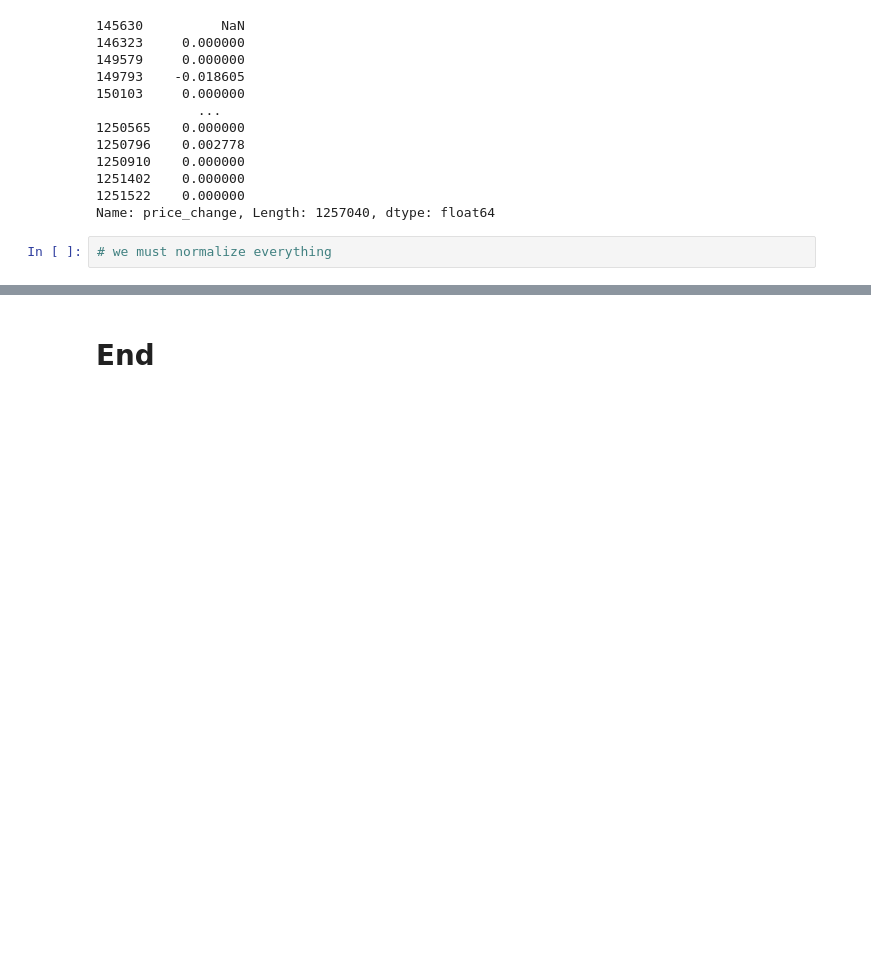
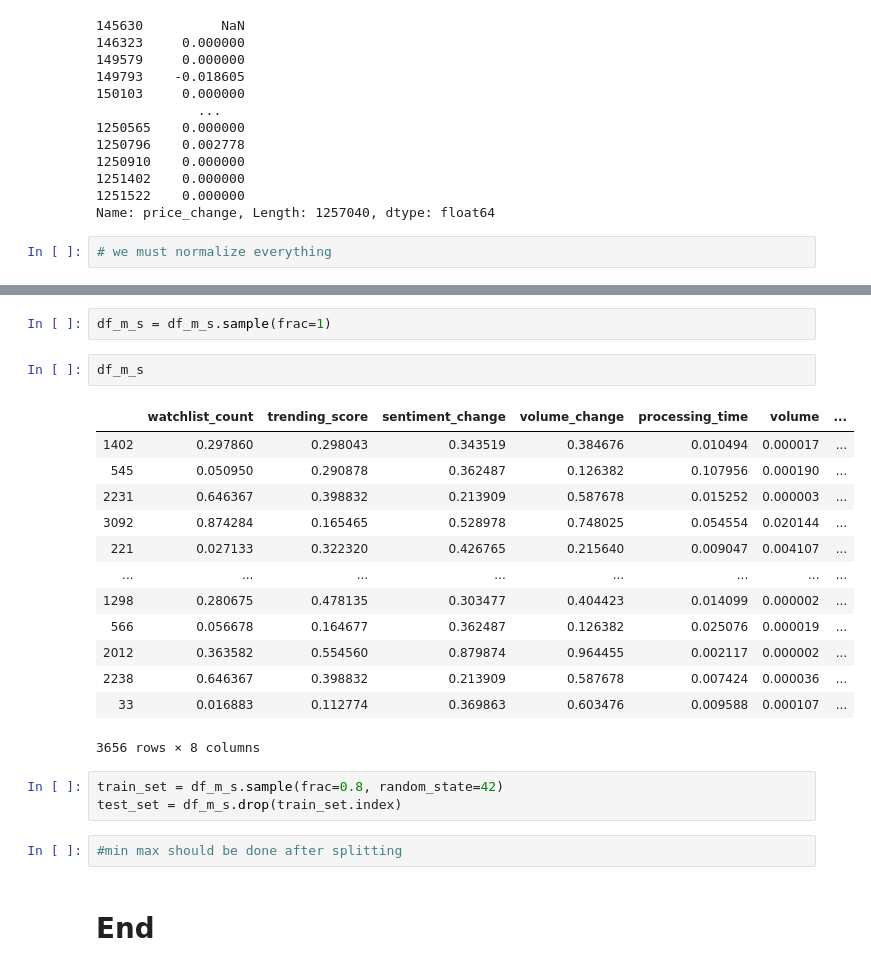
Before and after one commit to jcanque777/stock_market_data_prediction, a Jupyter notebook: msft_data.ipynb, the cells around one changed output, grey strips where cells are left out. Cells and saved outputs as stored; diff of their text form; blank space fills up the shorter version.

```diff
--- a/msft_data.ipynb
+++ b/msft_data.ipynb
@@ -1531,2 +1612,25 @@ df.head()
+# %%
+df_m_s = df_m_s.sample(frac=1)
+# %%
+df_m_s
+# %% [output]
+|  | watchlist_count | trending_score | sentiment_change | volume_change | processing_time | volume | ... |
+| 1402 | 0.297860 | 0.298043 | 0.343519 | 0.384676 | 0.010494 | 0.000017 | ... |
+| 545 | 0.050950 | 0.290878 | 0.362487 | 0.126382 | 0.107956 | 0.000190 | ... |
+| 2231 | 0.646367 | 0.398832 | 0.213909 | 0.587678 | 0.015252 | 0.000003 | ... |
+| 3092 | 0.874284 | 0.165465 | 0.528978 | 0.748025 | 0.054554 | 0.020144 | ... |
+| 221 | 0.027133 | 0.322320 | 0.426765 | 0.215640 | 0.009047 | 0.004107 | ... |
+| ... | ... | ... | ... | ... | ... | ... | ... |
+| 1298 | 0.280675 | 0.478135 | 0.303477 | 0.404423 | 0.014099 | 0.000002 | ... |
+| 566 | 0.056678 | 0.164677 | 0.362487 | 0.126382 | 0.025076 | 0.000019 | ... |
+| 2012 | 0.363582 | 0.554560 | 0.879874 | 0.964455 | 0.002117 | 0.000002 | ... |
+| 2238 | 0.646367 | 0.398832 | 0.213909 | 0.587678 | 0.007424 | 0.000036 | ... |
+| 33 | 0.016883 | 0.112774 | 0.369863 | 0.603476 | 0.009588 | 0.000107 | ... |
+3656 rows × 8 columns
+# %%
+train_set = df_m_s.sample(frac=0.8, random_state=42)
+test_set = df_m_s.drop(train_set.index)
+# %%
+#min max should be done after splitting
 # %% [markdown]
 # End
```
Also changed, not shown: parts of 19 cells of this notebook.
